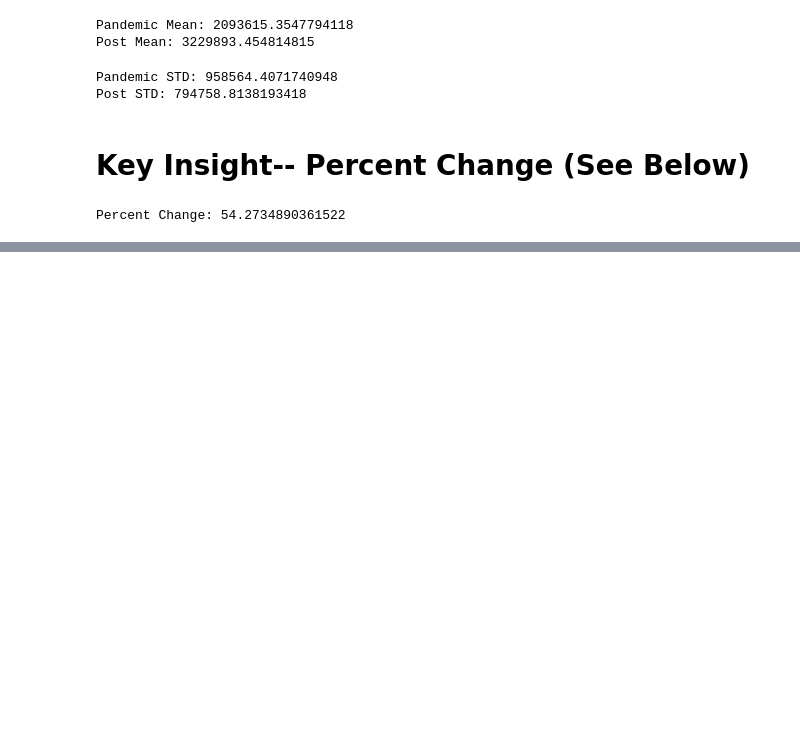
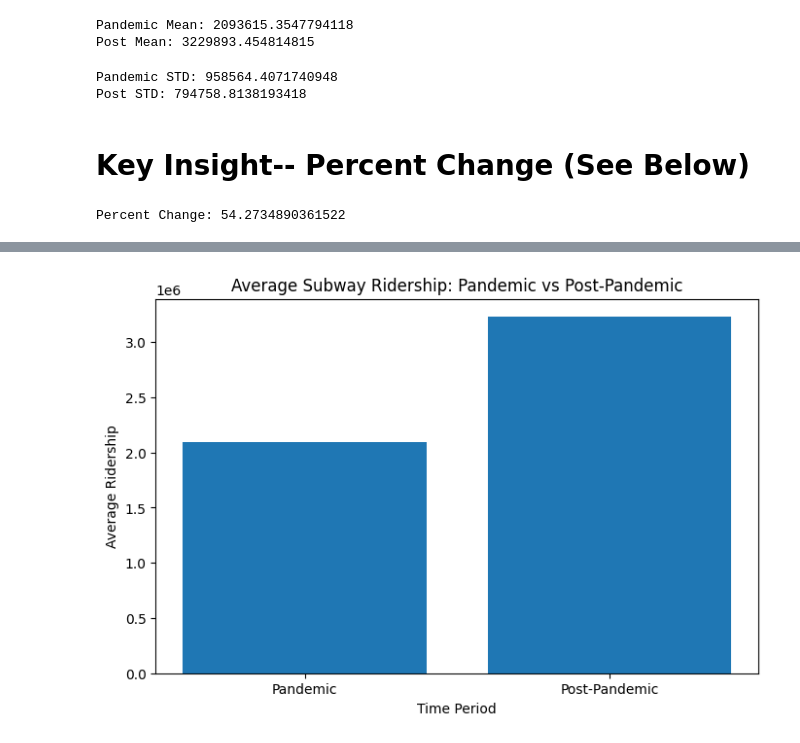
Before and after one commit to Reggie-Amedee-Tech/phase_1_project, a Jupyter notebook: notebooks/Marquita_eda.ipynb, the cells around one changed output, grey strips where cells are left out. Saved outputs shown, nothing was run; the diff lists cells and outputs as text; code cells hidden in the pictures; blank space fills up the shorter version.

Commit message:
Completed EDA visualizations and analysis

```diff
--- a/notebooks/Marquita_eda.ipynb
+++ b/notebooks/Marquita_eda.ipynb
@@ -106,0 +109,16 @@ Percent Change: 54.2734890361522
+# %%
+import matplotlib.pyplot as plt
+
+periods = ["Pandemic", "Post-Pandemic"]
+means = [pandemic_mean, post_mean]
+
+plt.figure(figsize=(8,5))
+plt.bar(periods, means)
+
+plt.title("Average Subway Ridership: Pandemic vs Post-Pandemic")
+plt.ylabel("Average Ridership")
+plt.xlabel("Time Period")
+
+plt.show()
+# %% [output]
+[figure, added]
```
Also changed, not shown: parts of 13 cells of this notebook.
